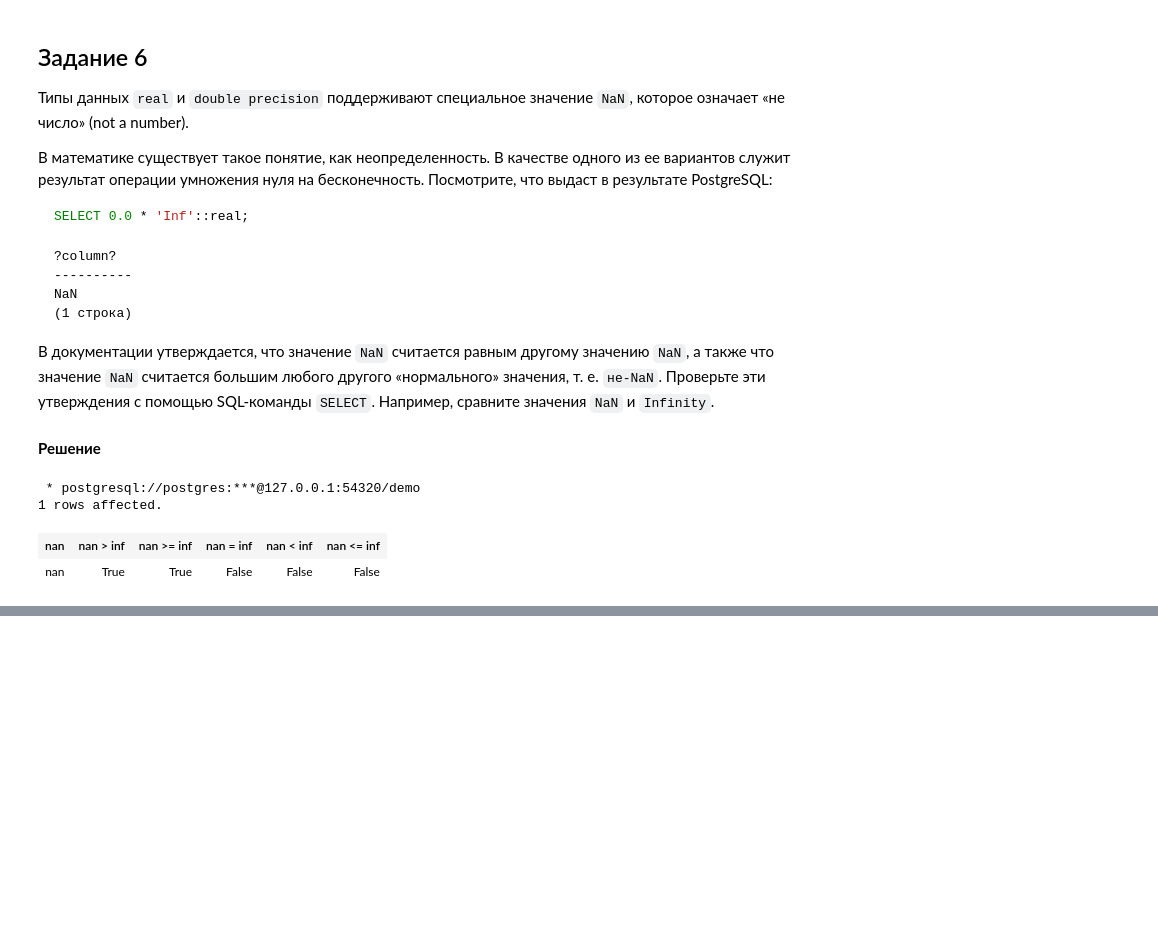
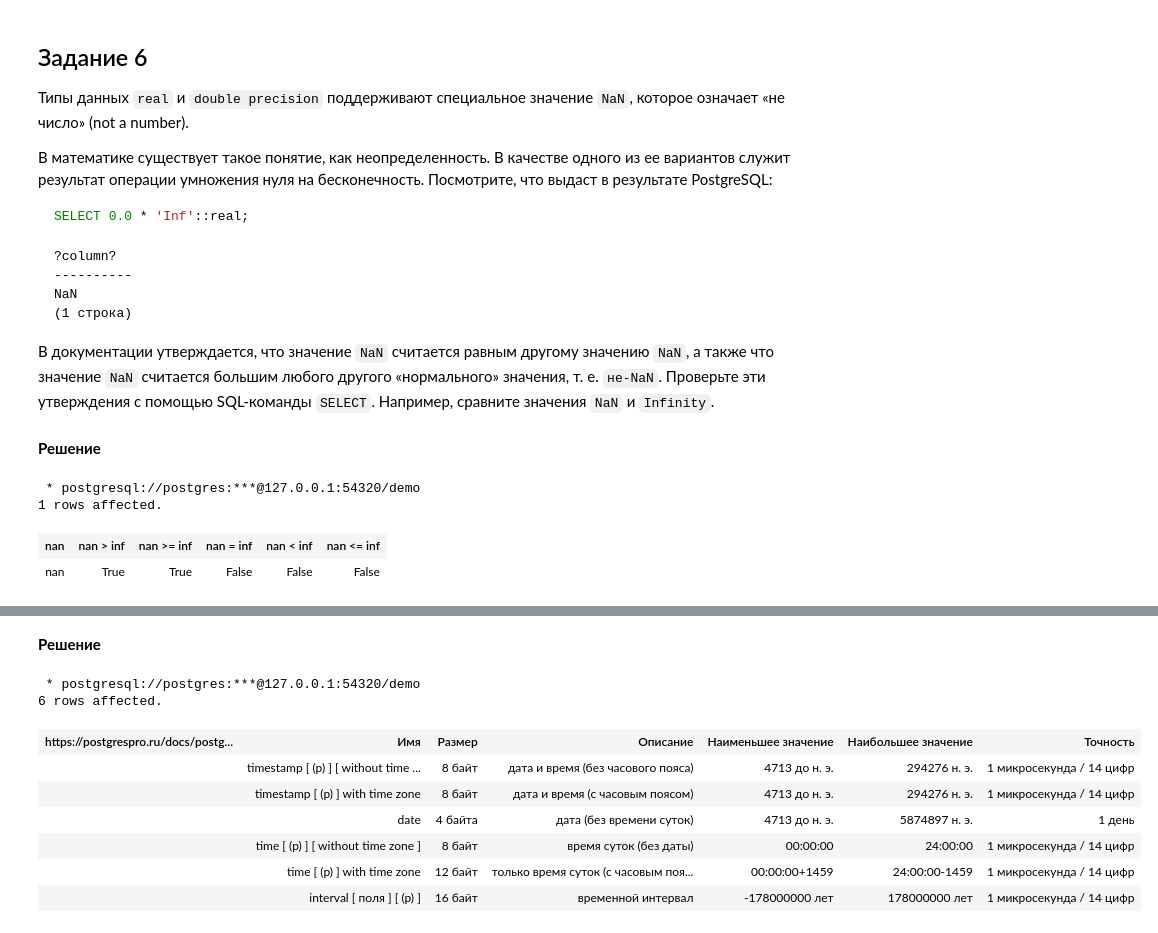
Before and after one commit to vowatchka/postgres_basic, a Jupyter notebook: practices/4_postgres_datatypes/sql.ipynb, the cells around one changed output, grey strips where cells are left out. Saved outputs shown, nothing was run; the diff lists cells and outputs as text; code cells hidden in the pictures; blank space fills up the shorter version.

Commit message:
4 postgres datatypes: tasks 7-10 completed (sql)

```diff
--- a/practices/4_postgres_datatypes/sql.ipynb
+++ b/practices/4_postgres_datatypes/sql.ipynb
@@ -300,0 +526,80 @@ SELECT
+# %% [markdown]
+**Решение**
+# %%
+%%sql
+SELECT
+    *
+FROM (VALUES
+    (
+        '',
+        'timestamp [ (p) ] [ without time zone ]',
+        '8 байт',
+        'дата и время (без часового пояса)',
+        '4713 до н. э.',
+        '294276 н. э.',
+        '1 микросекунда / 14 цифр'
+    ),
+    (
+        '',
+        'timestamp [ (p) ] with time zone',
+        '8 байт',
+        'дата и время (с часовым поясом)',
+        '4713 до н. э.',
+        '294276 н. э.',
+        '1 микросекунда / 14 цифр'
+    ),
+    (
+        '',
+        'date',
+        '4 байта',
+        'дата (без времени суток)',
+        '4713 до н. э.',
+        '5874897 н. э.',
+        '1 день'
+    ),
+    (
+        '',
+        'time [ (p) ] [ without time zone ]',
+        '8 байт',
+        'время суток (без даты)',
+        '00:00:00',
+        '24:00:00',
+        '1 микросекунда / 14 цифр'
+    ),
+    (
+        '',
+        'time [ (p) ] with time zone',
+        '12 байт',
+        'только время суток (с часовым поясом)',
+        '00:00:00+1459',
+        '24:00:00-1459',
+        '1 микросекунда / 14 цифр'
+    ),
+    (
+        '',
+        'interval [ поля ] [ (p) ]',
+        '16 байт',
+        'временной интервал',
+        '-178000000 лет',
+        '178000000 лет',
+        '1 микросекунда / 14 цифр'
+    )
+) as datetime_types (
+    "https://postgrespro.ru/docs/postgresql/9.4/datatype-datetime",
+    "Имя",
+    "Размер",
+    "Описание",
+    "Наименьшее значение",
+    "Наибольшее значение",
+    "Точность"
+);
+# %% [output]
+ * postgresql://postgres:***@127.0.0.1:54320/demo
+6 rows affected.
+| https://postgrespro.ru/docs/postg... | Имя | Размер | Описание | Наименьшее значение | Наибольшее значение | Точность |
+|  | timestamp [ (p) ] [ without time ... | 8 байт | дата и время (без часового пояса) | 4713 до н. э. | 294276 н. э. | 1 микросекунда / 14 цифр |
+|  | timestamp [ (p) ] with time zone | 8 байт | дата и время (с часовым поясом) | 4713 до н. э. | 294276 н. э. | 1 микросекунда / 14 цифр |
+|  | date | 4 байта | дата (без времени суток) | 4713 до н. э. | 5874897 н. э. | 1 день |
+|  | time [ (p) ] [ without time zone ] | 8 байт | время суток (без даты) | 00:00:00 | 24:00:00 | 1 микросекунда / 14 цифр |
+|  | time [ (p) ] with time zone | 12 байт | только время суток (с часовым поя... | 00:00:00+1459 | 24:00:00-1459 | 1 микросекунда / 14 цифр |
+|  | interval [ поля ] [ (p) ] | 16 байт | временной интервал | -178000000 лет | 178000000 лет | 1 микросекунда / 14 цифр |
```
Also changed, not shown: parts of 16 cells of this notebook.
